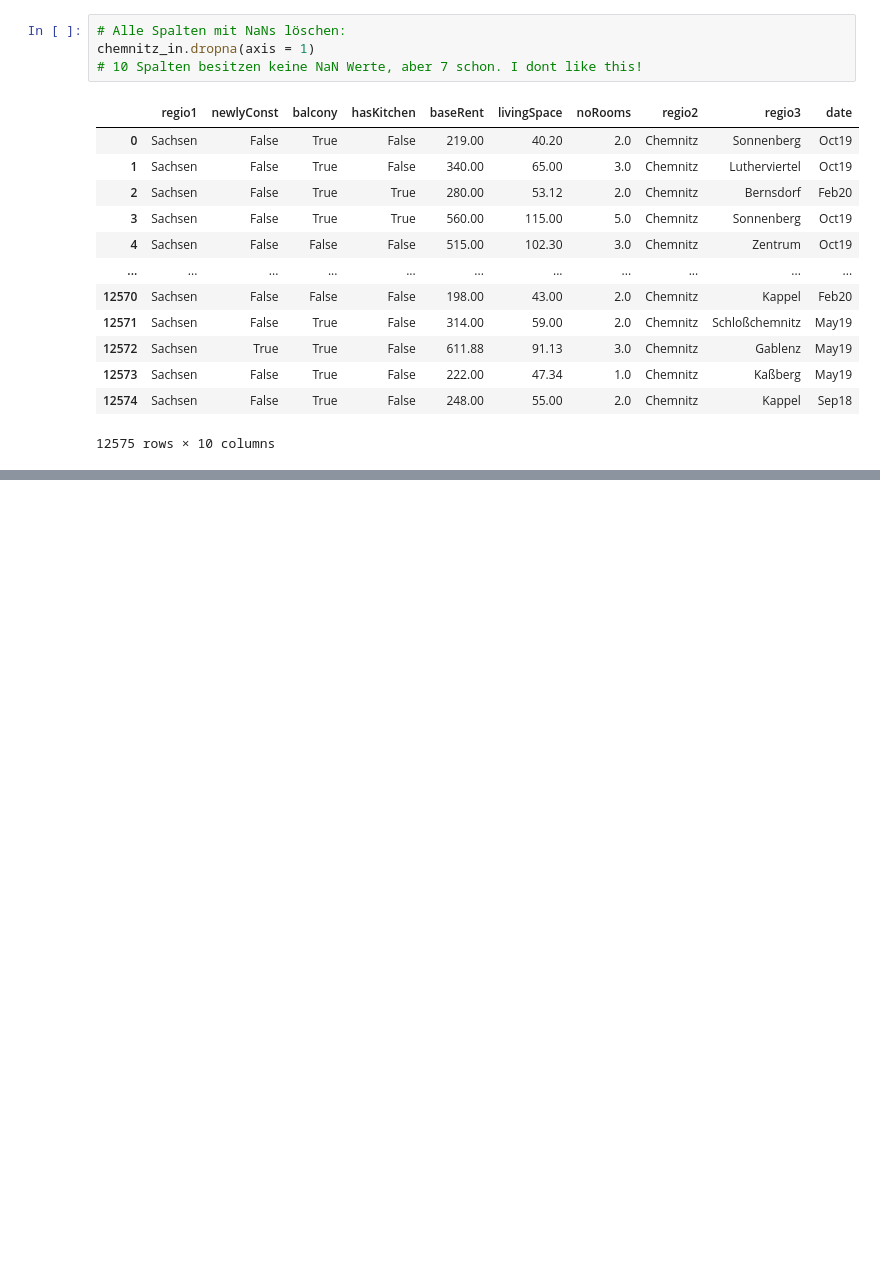
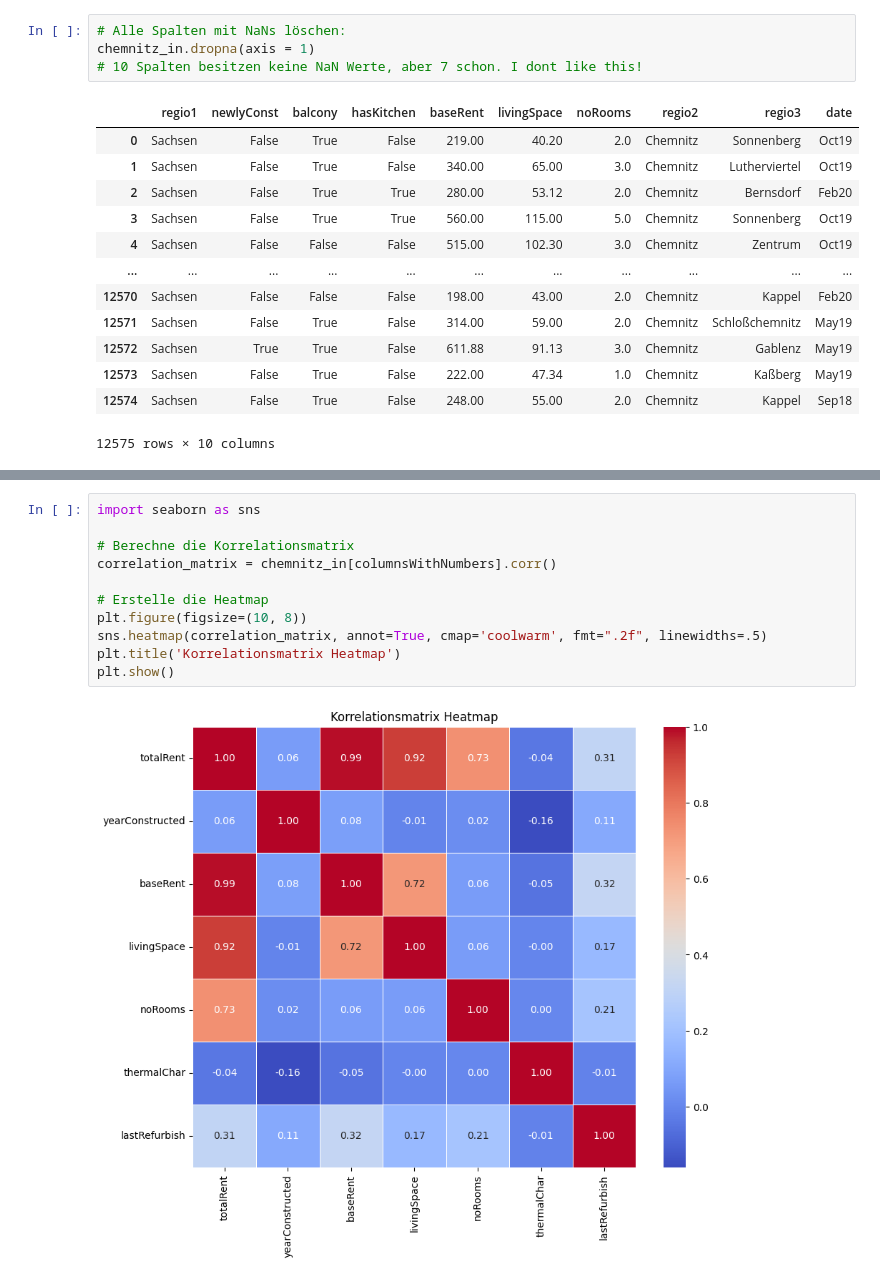
Before and after one commit to TobiasGleiter/data-science, a Jupyter notebook: main.ipynb, the cells around one changed output, grey strips where cells are left out. Drawn from its saved outputs; the diff is of its cells as text; blank space fills up the shorter version.

```diff
--- a/main.ipynb
+++ b/main.ipynb
@@ -298,0 +396,13 @@ Name: proportion, Length: 941, dtype: float64
+# %%
+import seaborn as sns
+
+# Berechne die Korrelationsmatrix
+correlation_matrix = chemnitz_in[columnsWithNumbers].corr()
+
+# Erstelle die Heatmap
+plt.figure(figsize=(10, 8))
+sns.heatmap(correlation_matrix, annot=True, cmap='coolwarm', fmt=".2f", linewidths=.5)
+plt.title('Korrelationsmatrix Heatmap')
+plt.show()
+# %% [output]
+[figure, added]
```
Also changed, not shown: parts of 13 cells of this notebook.
